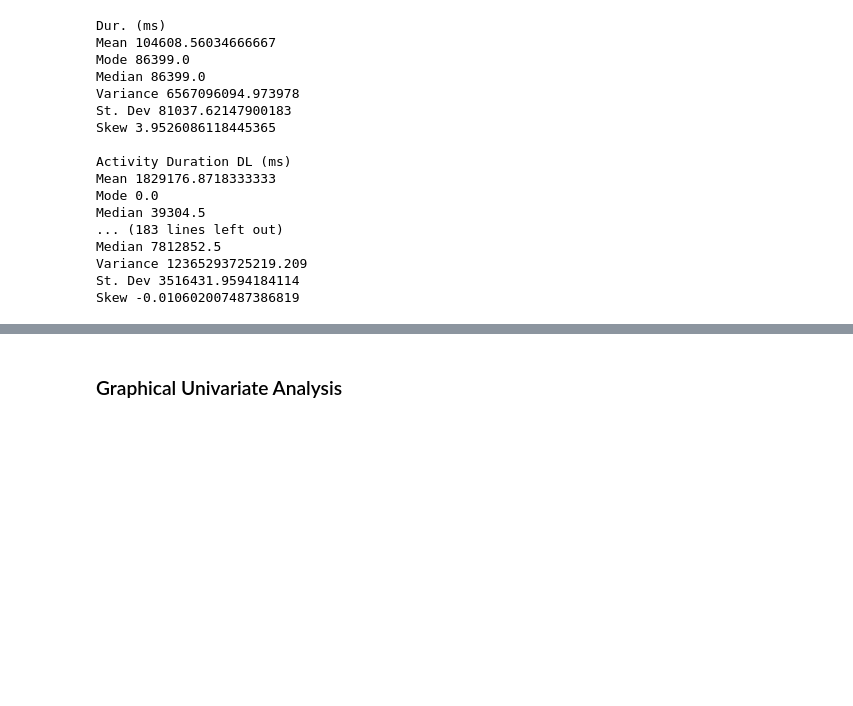
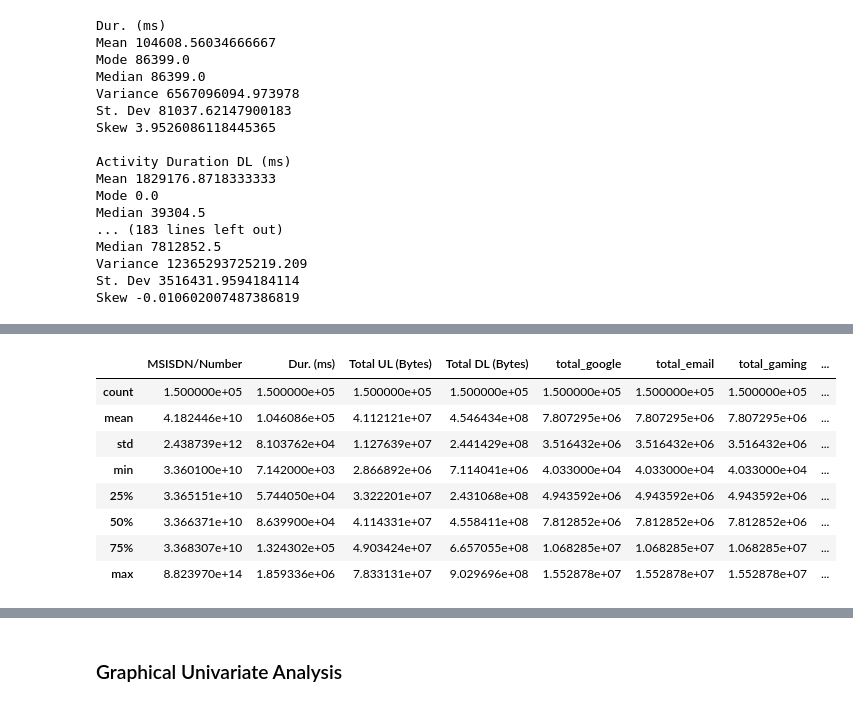
Before and after one commit to Fisseha-Estifanos/Telecom, a Jupyter notebook: notebooks/uoa_1.2.ipynb, the cells around one changed output, grey strips where cells are left out. Saved outputs shown, nothing was run; the diff lists cells and outputs as text; code cells hidden in the pictures; blank space fills up the shorter version.

```diff
--- a/notebooks/uoa_1.2.ipynb
+++ b/notebooks/uoa_1.2.ipynb
@@ -148,0 +140,13 @@ Skew -0.010602007487386819
+# %%
+sub_relevant_features = ['MSISDN/Number','Dur. (ms)','Total UL (Bytes)', 'Total DL (Bytes)', 'total_google','total_email','total_gaming','total_youtube','total_netflix','total_social']
+df[sub_relevant_features].describe()
+# %% [output]
+|  | MSISDN/Number | Dur. (ms) | Total UL (Bytes) | Total DL (Bytes) | total_google | total_email | total_gaming | ... |
+| count | 1.500000e+05 | 1.500000e+05 | 1.500000e+05 | 1.500000e+05 | 1.500000e+05 | 1.500000e+05 | 1.500000e+05 | ... |
+| mean | 4.182446e+10 | 1.046086e+05 | 4.112121e+07 | 4.546434e+08 | 7.807295e+06 | 7.807295e+06 | 7.807295e+06 | ... |
+| std | 2.438739e+12 | 8.103762e+04 | 1.127639e+07 | 2.441429e+08 | 3.516432e+06 | 3.516432e+06 | 3.516432e+06 | ... |
+| min | 3.360100e+10 | 7.142000e+03 | 2.866892e+06 | 7.114041e+06 | 4.033000e+04 | 4.033000e+04 | 4.033000e+04 | ... |
+| 25% | 3.365151e+10 | 5.744050e+04 | 3.322201e+07 | 2.431068e+08 | 4.943592e+06 | 4.943592e+06 | 4.943592e+06 | ... |
+| 50% | 3.366371e+10 | 8.639900e+04 | 4.114331e+07 | 4.558411e+08 | 7.812852e+06 | 7.812852e+06 | 7.812852e+06 | ... |
+| 75% | 3.368307e+10 | 1.324302e+05 | 4.903424e+07 | 6.657055e+08 | 1.068285e+07 | 1.068285e+07 | 1.068285e+07 | ... |
+| max | 8.823970e+14 | 1.859336e+06 | 7.833131e+07 | 9.029696e+08 | 1.552878e+07 | 1.552878e+07 | 1.552878e+07 | ... |
```
Also changed, not shown: parts of 22 cells of this notebook.
